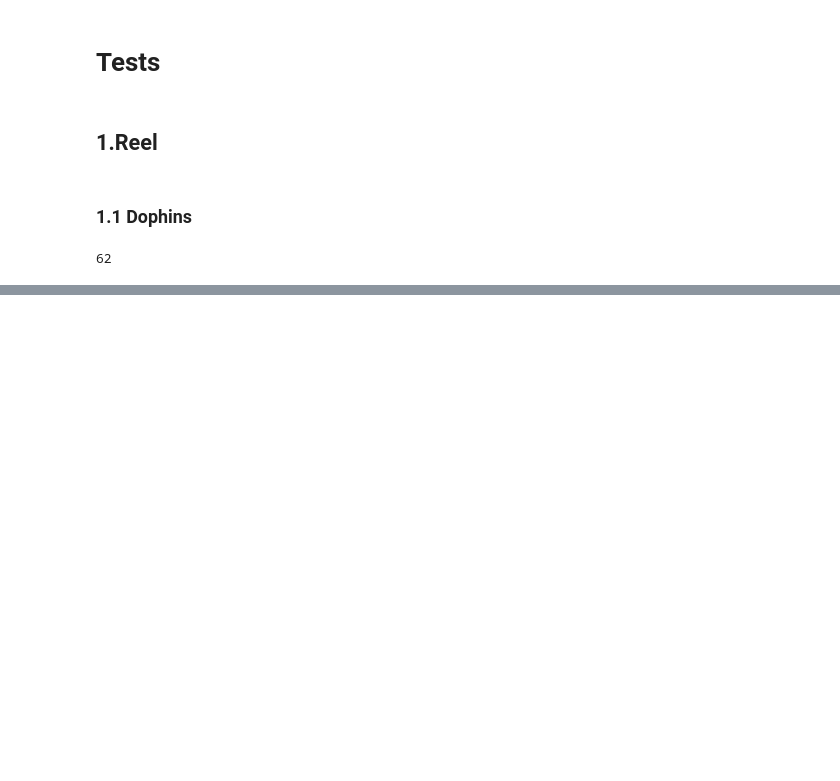
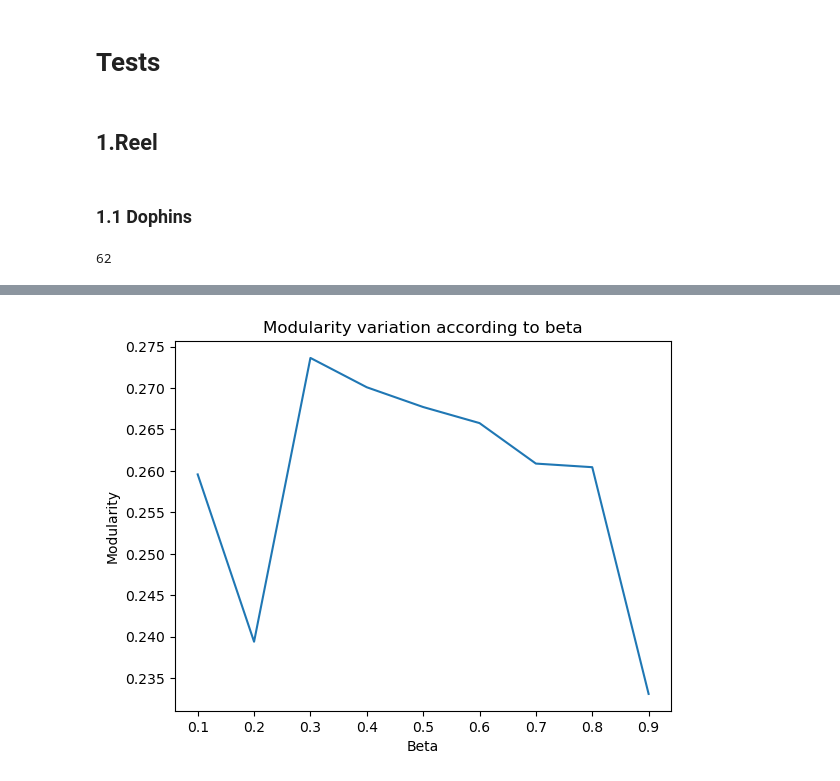
Before and after one commit to MarouaneBenbetka/Awsome-Community-Detection, a Jupyter notebook: Week2_Feb_22/Iterative-Greedy/IG_with_best_beta.ipynb, the cells around one changed output, grey strips where cells are left out. Saved outputs shown, nothing was run; the diff lists cells and outputs as text; code cells hidden in the pictures; blank space fills up the shorter version.

```diff
--- a/Week2_Feb_22/Iterative-Greedy/IG_with_best_beta.ipynb
+++ b/Week2_Feb_22/Iterative-Greedy/IG_with_best_beta.ipynb
@@ -57,0 +61,10 @@ plt.plot( np.array(range(1,10))/10,  nmi_trace )
+# %%
+mod_trace = [c["modularity"] for c in trace]
+
+plt.plot(np.array(range(1, 10))/10,  mod_trace)
+plt.xlabel('Beta')
+plt.ylabel('Modularity')
+plt.title('Modularity variation according to beta')
+plt.show()
+# %% [output]
+[figure, added]
```
Also changed, not shown: parts of 1 cell of this notebook, 12 other files.
